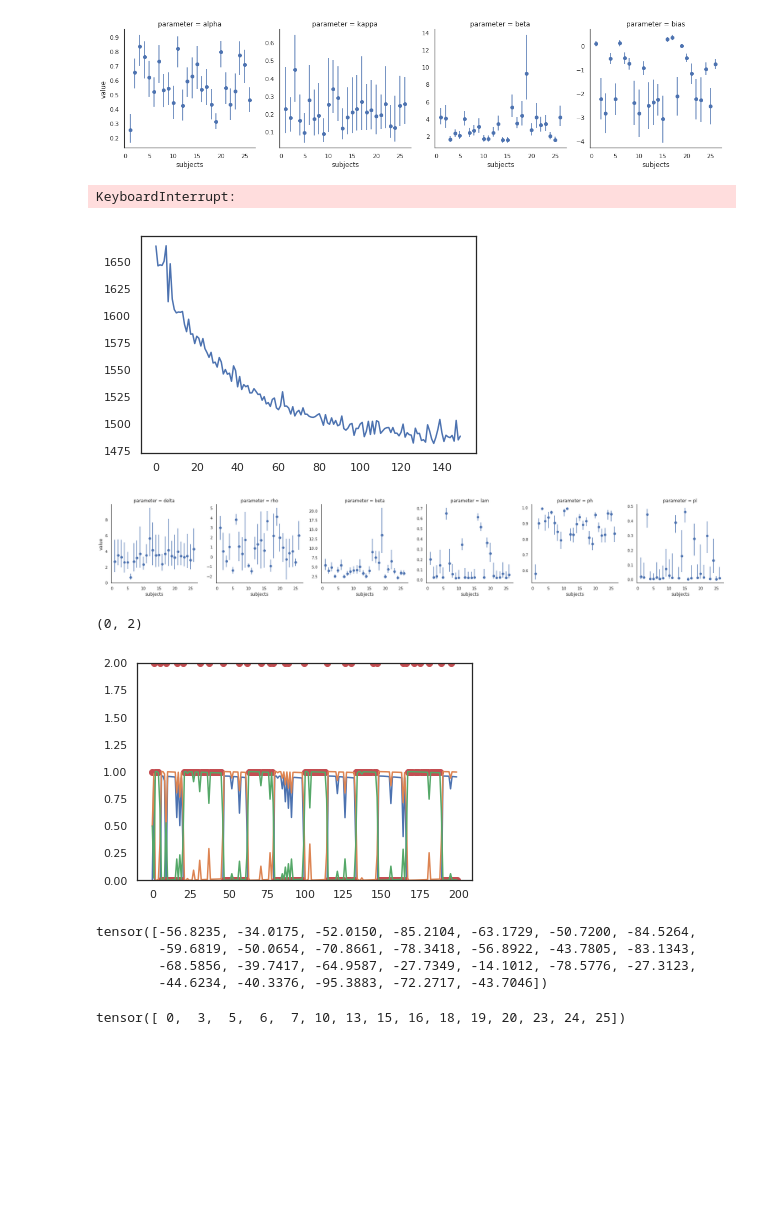
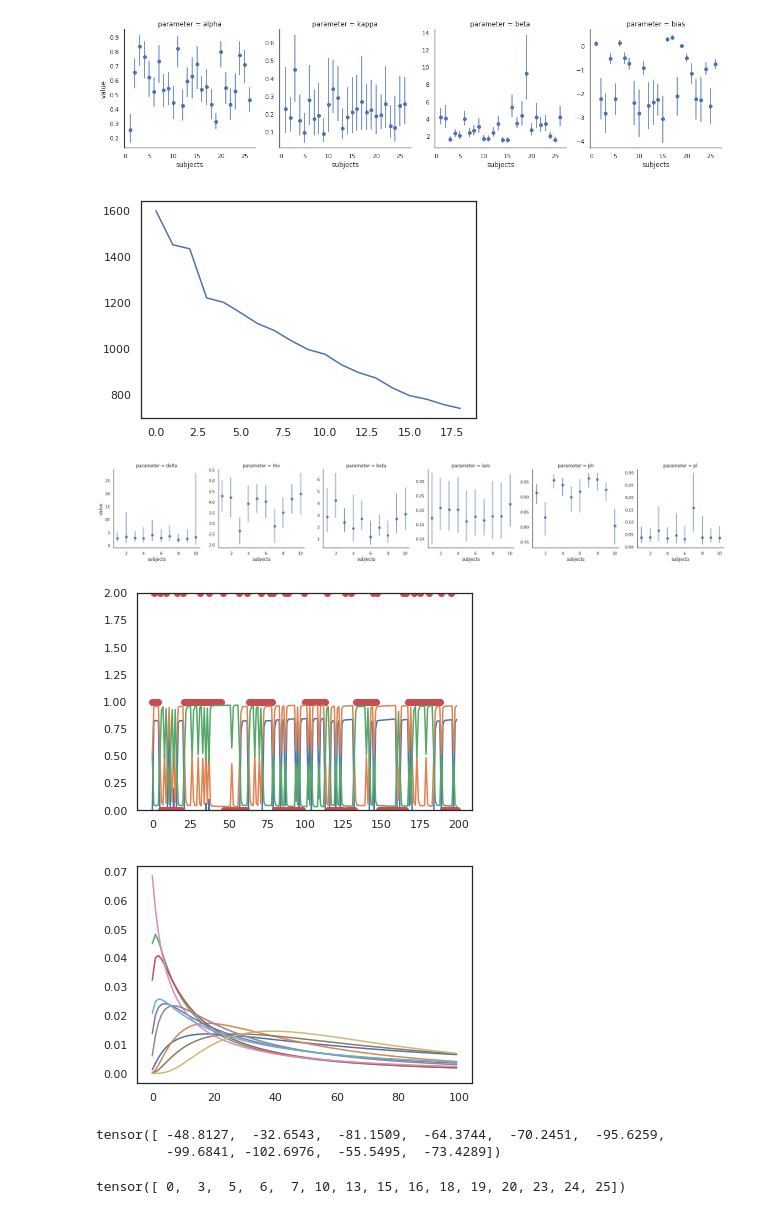
Before and after one commit to dimarkov/pybefit, a Jupyter notebook: examples/temp_rev_learn/fit_behavior_pred_change.ipynb, the cells around one changed output. Cells and saved outputs as stored; diff of their text form; code cells hidden in the pictures; blank space fills up the shorter version.

```diff
--- a/examples/temp_rev_learn/fit_behavior_pred_change.ipynb
+++ b/examples/temp_rev_learn/fit_behavior_pred_change.ipynb
@@ -46,6 +46,26 @@ stimulus = {'offers': offers,
 blocks, trials, nsub = responses.shape
 evidence = torch.zeros(3, nsub)  # per subject model evidence
 n_samples = 1000  # number of samples from posterior
+
+ns_reg = 15  # number of subjects in the regular reversals group
+ns_irr = 10  # number of subjects in the irregular reversals group
+
+reg_res = responses[..., :ns_reg]
+reg_mask = mask[..., :ns_reg]
+reg_stimulus = {
+    'offers': offers[..., :ns_reg],
+    'outcomes': outcomes[..., :ns_reg],
+    'mask': reg_mask.double()
+}
+
+
+irr_res = responses[..., ns_reg:]
+irr_mask = mask[..., ns_reg:]
+irr_stimulus = {
+    'offers': offers[..., ns_reg:],
+    'outcomes': outcomes[..., ns_reg:],
+    'mask': irr_mask.double()
+}
 # %% [markdown]
 ## Plotting functions
 # %%
@@ -102,15 +124,22 @@ g = (g.map(errorplot, 'subjects', 'value', 'variables'));
 [figure]
 # %%
 #Fit EDHMM agent
-edhmm_agent = BayesTempRevLearn(runs=nsub, trials=trials)
+edhmm_agent = BayesTempRevLearn(runs=ns_reg, trials=trials)
 edhmm_agent.set_parameters()
 
-mask[0, :50] = 0
+reg_mask[0, :50] = 0
 
-edhmm_infer = Horseshoe(edhmm_agent, stimulus, responses, mask=mask)
+edhmm_infer = Horseshoe(edhmm_agent, reg_stimulus, reg_res, mask=reg_mask)
 edhmm_infer.infer_posterior(iter_steps=200)
-# %% [output]
-KeyboardInterrupt:
+# %%
+#Fit EDHMM agent
+edhmm_agent = BayesTempRevLearn(runs=ns_irr, trials=trials)
+edhmm_agent.set_parameters()
+
+irr_mask[0, :50] = 0
+
+edhmm_infer = Horseshoe(edhmm_agent, irr_stimulus, irr_res, mask=irr_mask)
+edhmm_infer.infer_posterior(iter_steps=100)
 # %%
 plt.figure()
 plt.plot(edhmm_infer.loss[-150:]);
@@ -123,30 +152,31 @@ trans_pars_rl = edhmm_tp_df[0].melt(id_vars='subject', var_name='parameter')
 edhmm_par_names = ['delta', 'rho', 'beta', 'lam', 'ph', 'pl']
 edhmm_df = edhmm_infer.formated_results(edhmm_par_names)
 # %% [output]
-[figure, old version]
+[figure, new version]
 # %%
 g = sns.FacetGrid(edhmm_df, col="parameter", height=4, sharey=False);
 g = (g.map(errorplot, 'subjects', 'value', 'variables'));
 # %% [output]
-[figure, old version]
+[figure, new version]
 # %%
-sub = 5
+sub = 3
 plt.plot(torch.stack(edhmm_agent.values)[:,sub,0].detach().numpy());
 plt.plot(responses[0, :, sub].numpy(), 'ro');
 
-plt.plot(torch.stack(edhmm_agent.beliefs)[:-1].sum(-1)[:, sub, :].detach().numpy());
+#plt.plot(torch.stack(edhmm_agent.beliefs)[:-1].sum(-1)[:, sub, :].detach().numpy());
 plt.ylim([0, 2])
+
+plt.figure()
+plt.plot(edhmm_agent.pd.detach().numpy().T);
 # %% [output]
-(0, 2)
-[figure, old version]
+[figure, new version]
+[figure, added]
 # %%
 em_edhmm = edhmm_infer.get_log_evidence_per_subject(num_particles = 200)
 print(em_edhmm)
 # %% [output]
-tensor([-56.8235, -34.0175, -52.0150, -85.2104, -63.1729, -50.7200, -84.5264,
-        -59.6819, -50.0654, -70.8661, -78.3418, -56.8922, -43.7805, -83.1343,
-        -68.5856, -39.7417, -64.9587, -27.7349, -14.1012, -78.5776, -27.3123,
-        -44.6234, -40.3376, -95.3883, -72.2717, -43.7046])
+tensor([ -48.8127,  -32.6543,  -81.1509,  -64.3744,  -70.2451,  -95.6259,
+         -99.6841, -102.6976,  -55.5495,  -73.4289])
 # %%
 torch.arange(nsub)[(responses_all == 2)[0].sum(-2) > 10]
 # %% [output]
```
Also changed, not shown: parts of 1 cell of this notebook, 12 other files.
